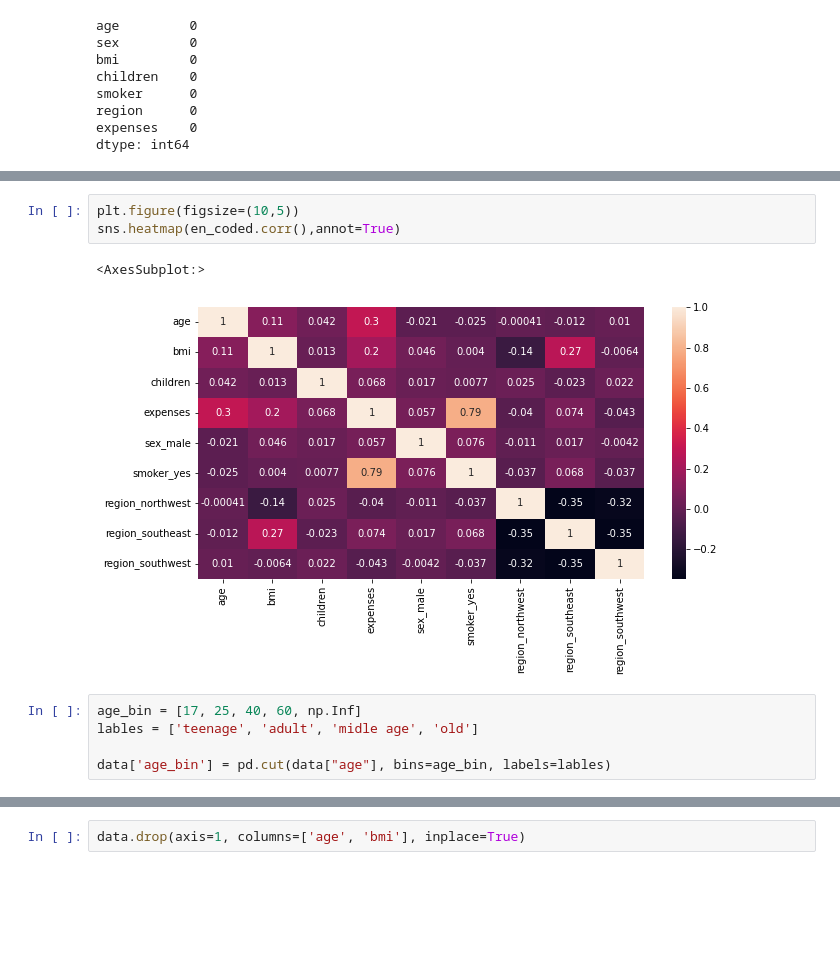
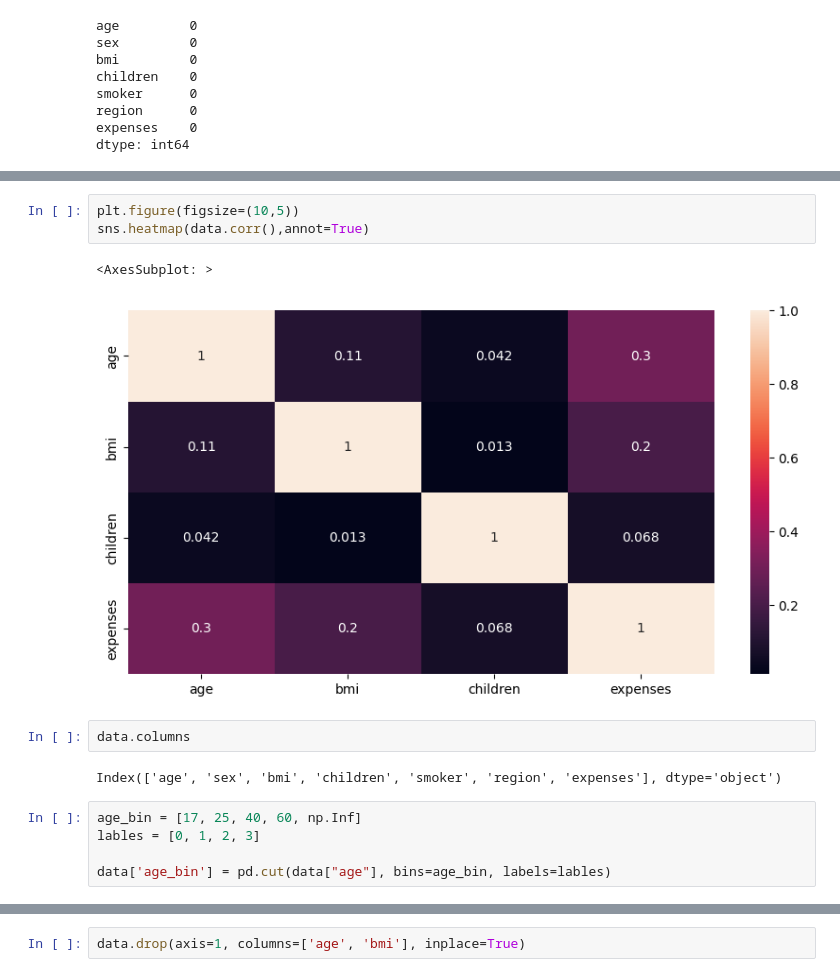
Before and after one commit to TaifQureshi/Insurance-Premium, a Jupyter notebook: notebook/data_processing.ipynb, the cells around one changed output, grey strips where cells are left out. Cells and saved outputs as stored; diff of their text form; blank space fills up the shorter version.

```diff
--- a/notebook/data_processing.ipynb
+++ b/notebook/data_processing.ipynb
@@ -116,12 +116,16 @@ Name: region, dtype: int64
 # %%
 plt.figure(figsize=(10,5))
-sns.heatmap(en_coded.corr(),annot=True)
+sns.heatmap(data.corr(),annot=True)
 # %% [output]
-<AxesSubplot:>
+<AxesSubplot: >
-[figure, old version]
+[figure, new version]
+# %%
+data.columns
+# %% [output]
+Index(['age', 'sex', 'bmi', 'children', 'smoker', 'region', 'expenses'], dtype='object')
 # %%
 age_bin = [17, 25, 40, 60, np.Inf]
-lables = ['teenage', 'adult', 'midle age', 'old']
+lables = [0, 1, 2, 3]
 
 data['age_bin'] = pd.cut(data["age"], bins=age_bin, labels=lables)
 # %%
```
Also changed, not shown: parts of 26 cells of this notebook, 13 other files.
